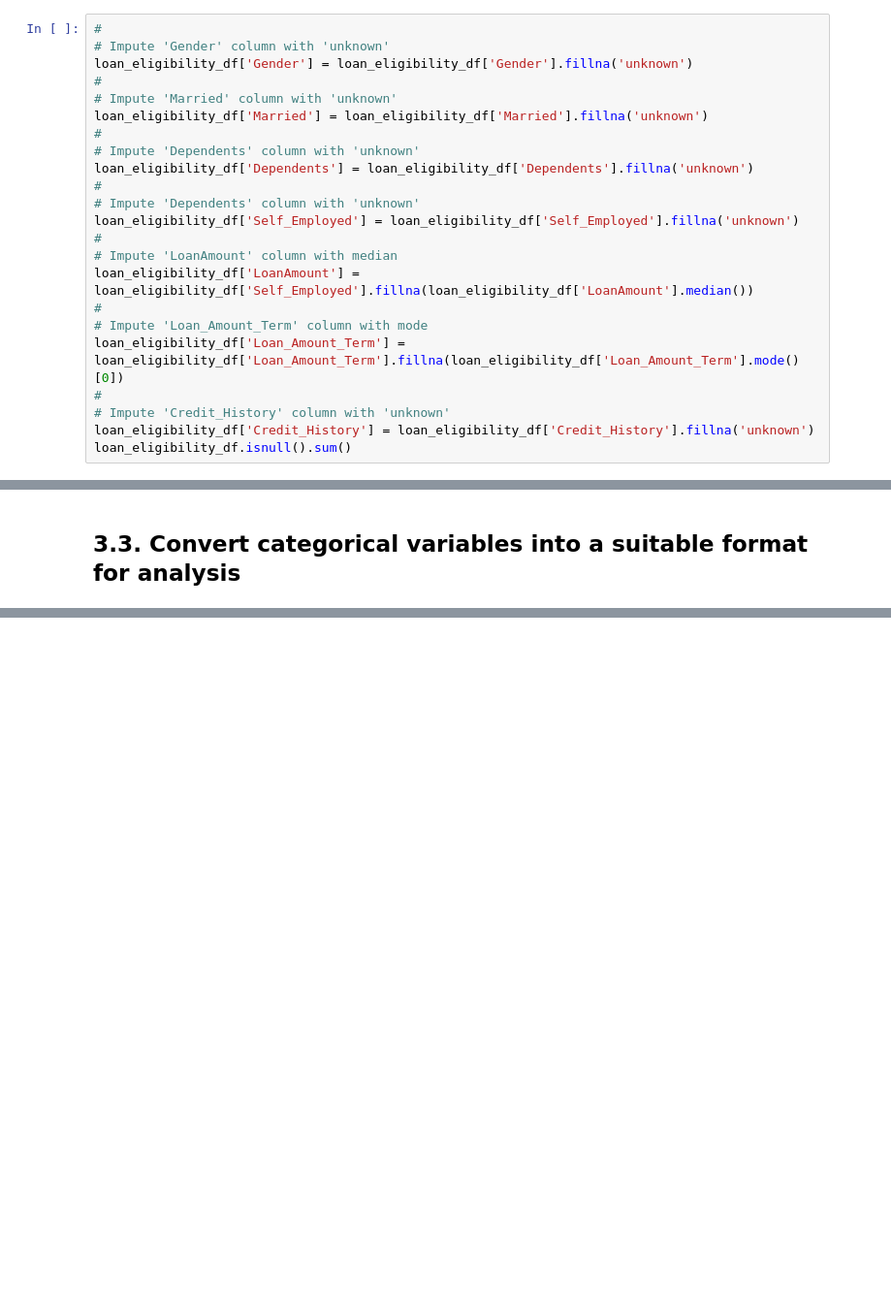
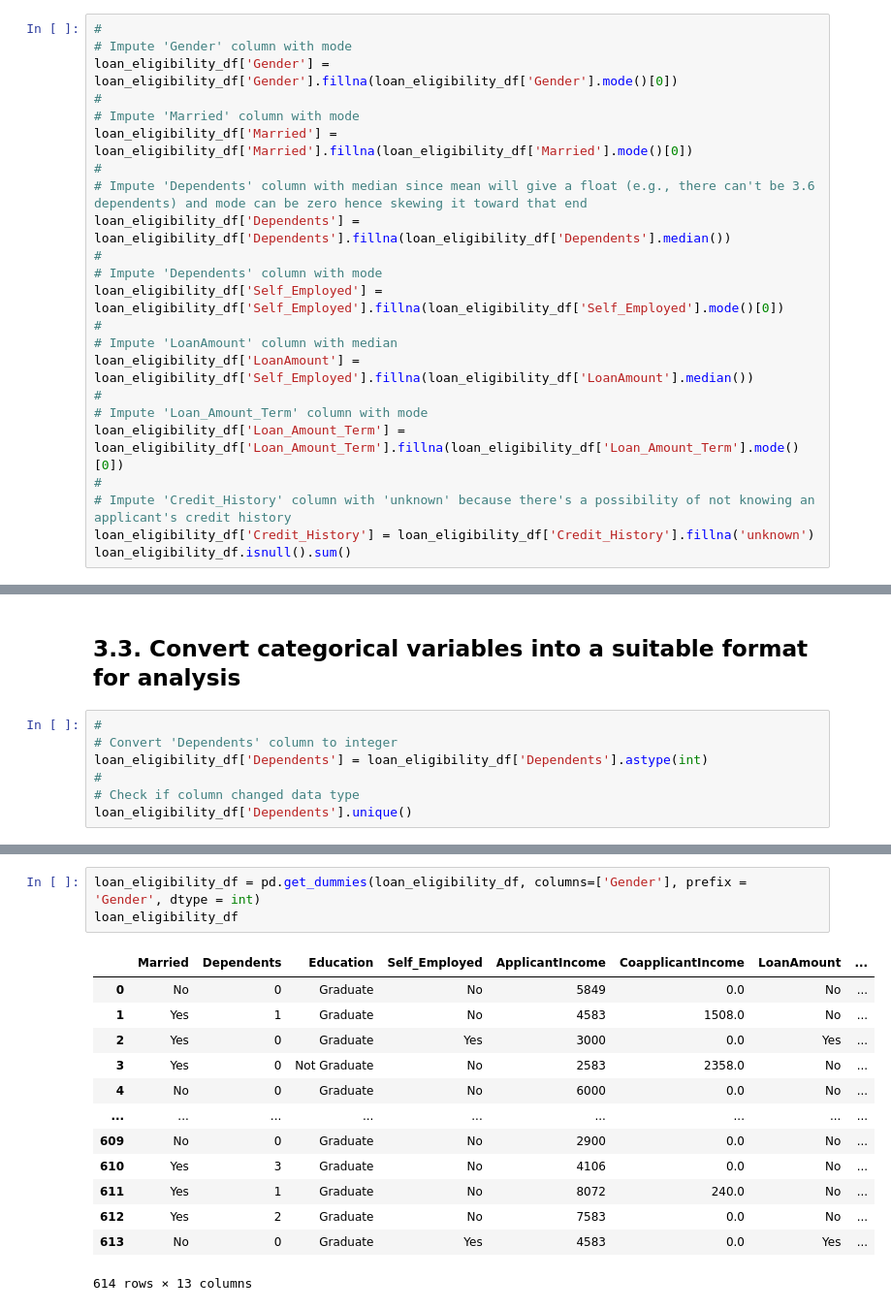
Before and after one commit to csaafrica/LoanEligibility, a Jupyter notebook: notebooks/loan_eligibility.ipynb, the cells around one changed output, grey strips where cells are left out. Shown at 97% size. Drawn from its saved outputs; the diff is of its cells as text; blank space fills up the shorter version.

Commit message:
One Hot Encoded and Label Encoded Data

```diff
--- a/notebooks/loan_eligibility.ipynb
+++ b/notebooks/loan_eligibility.ipynb
@@ -166,17 +169,17 @@ plt.show()
 # Credit_History    --> impute with 'unknown' because after visualization we noticed that the '1s' are significantly more and wouldn't alter the distribution as much.
 # %%
 #
-# Impute 'Gender' column with 'unknown'
-loan_eligibility_df['Gender'] = loan_eligibility_df['Gender'].fillna('unknown')
+# Impute 'Gender' column with mode
+loan_eligibility_df['Gender'] = loan_eligibility_df['Gender'].fillna(loan_eligibility_df['Gender'].mode()[0])
 #
-# Impute 'Married' column with 'unknown'
-loan_eligibility_df['Married'] = loan_eligibility_df['Married'].fillna('unknown')
+# Impute 'Married' column with mode
+loan_eligibility_df['Married'] = loan_eligibility_df['Married'].fillna(loan_eligibility_df['Married'].mode()[0])
 #
-# Impute 'Dependents' column with 'unknown'
-loan_eligibility_df['Dependents'] = loan_eligibility_df['Dependents'].fillna('unknown')
+# Impute 'Dependents' column with median since mean will give a float (e.g., there can't be 3.6 dependents) and mode can be zero hence skewing it toward that end
+loan_eligibility_df['Dependents'] = loan_eligibility_df['Dependents'].fillna(loan_eligibility_df['Dependents'].median())
 #
-# Impute 'Dependents' column with 'unknown'
-loan_eligibility_df['Self_Employed'] = loan_eligibility_df['Self_Employed'].fillna('unknown')
+# Impute 'Dependents' column with mode
+loan_eligibility_df['Self_Employed'] = loan_eligibility_df['Self_Employed'].fillna(loan_eligibility_df['Self_Employed'].mode()[0])
 #
 # Impute 'LoanAmount' column with median
 loan_eligibility_df['LoanAmount'] = loan_eligibility_df['Self_Employed'].fillna(loan_eligibility_df['LoanAmount'].median())
@@ -184,7 +187,7 @@ loan_eligibility_df['LoanAmount'] = loan_eligibility_df['Self_Employed'].fillna(
 # Impute 'Loan_Amount_Term' column with mode
 loan_eligibility_df['Loan_Amount_Term'] = loan_eligibility_df['Loan_Amount_Term'].fillna(loan_eligibility_df['Loan_Amount_Term'].mode()[0])
 #
-# Impute 'Credit_History' column with 'unknown'
+# Impute 'Credit_History' column with 'unknown' because there's a possibility of not knowing an applicant's credit history
 loan_eligibility_df['Credit_History'] = loan_eligibility_df['Credit_History'].fillna('unknown')
 loan_eligibility_df.isnull().sum()
 # %% [output]
@@ -239,3 +242,10 @@ loan_eligibility_df
 614 rows × 12 columns
 # %% [markdown]
 ## 3.3.  Convert categorical variables into a suitable format for analysis
+# %%
+#
+# Convert 'Dependents' column to integer
+loan_eligibility_df['Dependents'] = loan_eligibility_df['Dependents'].astype(int)
+#
+# Check if column changed data type
+loan_eligibility_df['Dependents'].unique()
@@ -241,0 +274,17 @@ loan_eligibility_df
+# %%
+loan_eligibility_df = pd.get_dummies(loan_eligibility_df, columns=['Gender'], prefix = 'Gender', dtype = int)
+loan_eligibility_df
+# %% [output]
+|  | Married | Dependents | Education | Self_Employed | ApplicantIncome | CoapplicantIncome | LoanAmount | ... |
+| 0 | No | 0 | Graduate | No | 5849 | 0.0 | No | ... |
+| 1 | Yes | 1 | Graduate | No | 4583 | 1508.0 | No | ... |
+| 2 | Yes | 0 | Graduate | Yes | 3000 | 0.0 | Yes | ... |
+| 3 | Yes | 0 | Not Graduate | No | 2583 | 2358.0 | No | ... |
+| 4 | No | 0 | Graduate | No | 6000 | 0.0 | No | ... |
+| ... | ... | ... | ... | ... | ... | ... | ... | ... |
+| 609 | No | 0 | Graduate | No | 2900 | 0.0 | No | ... |
+| 610 | Yes | 3 | Graduate | No | 4106 | 0.0 | No | ... |
+| 611 | Yes | 1 | Graduate | No | 8072 | 240.0 | No | ... |
+| 612 | Yes | 2 | Graduate | No | 7583 | 0.0 | No | ... |
+| 613 | No | 0 | Graduate | Yes | 4583 | 0.0 | Yes | ... |
+614 rows × 13 columns
```
Also changed, not shown: parts of 25 cells of this notebook.
